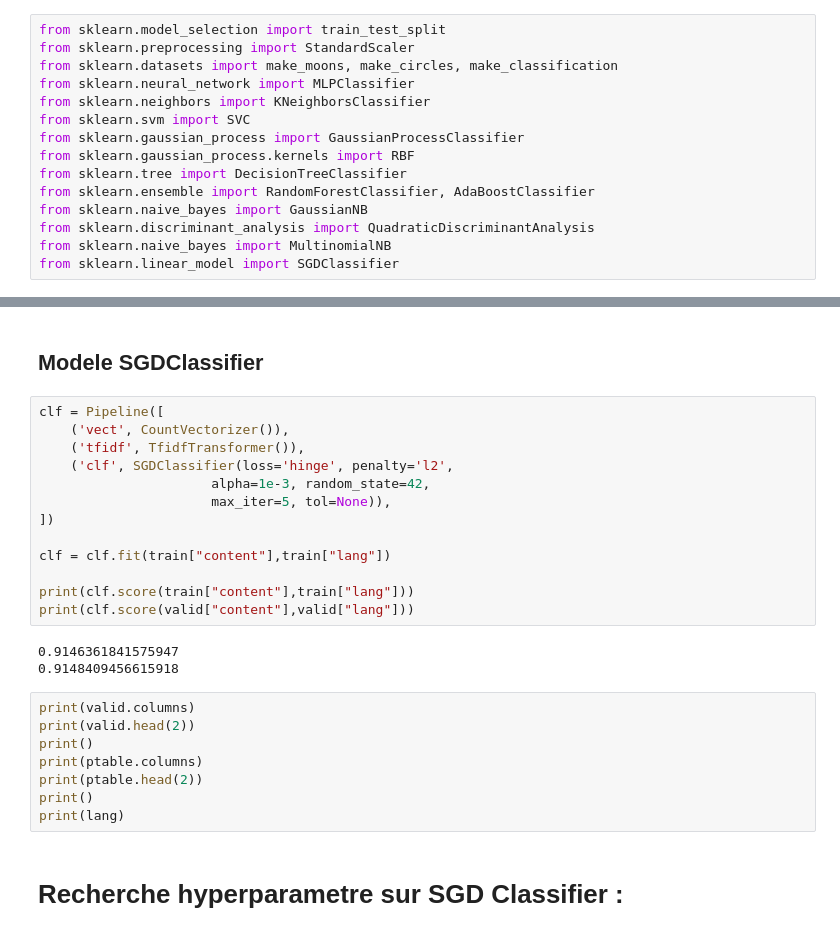
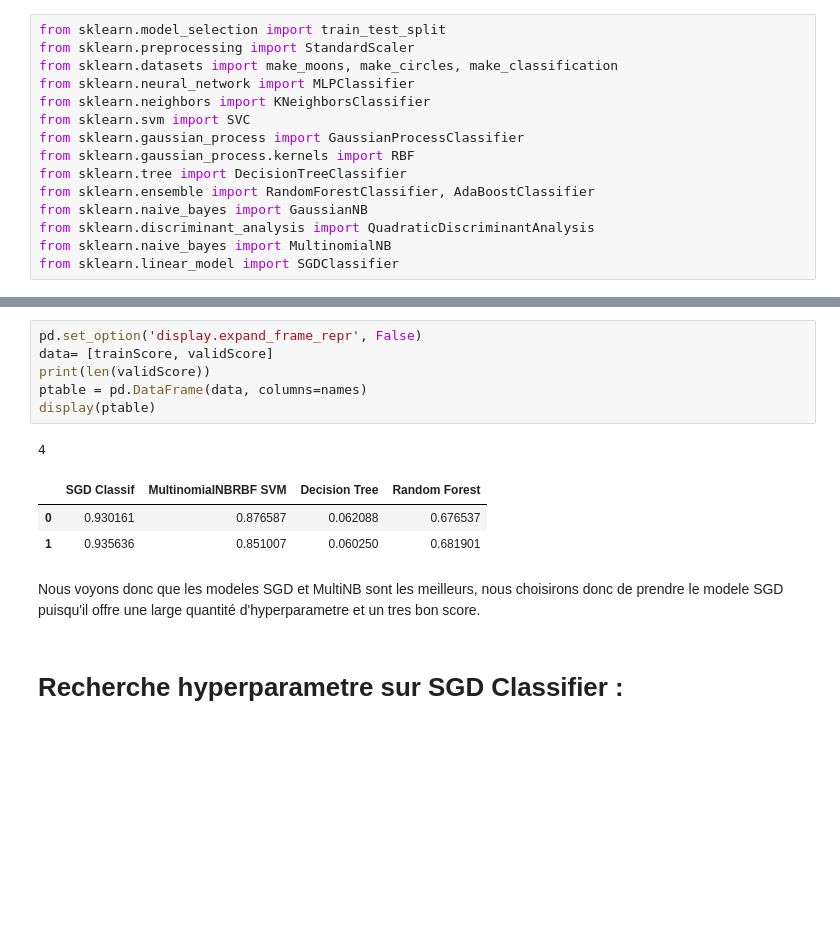
Before and after one commit to kilca/AI-CodingLanguage-Recognition, a Jupyter notebook: IAPA-Projet.ipynb, the cells around one changed output, grey strips where cells are left out. Drawn from its saved outputs; the diff is of its cells as text; blank space fills up the shorter version.

```diff
--- a/IAPA-Projet.ipynb
+++ b/IAPA-Projet.ipynb
@@ -223,29 +198,16 @@ print(clf.score(valid["content"],valid["lang"]))
-# %% [markdown]
-## Modele SGDClassifier
-# %%
-clf = Pipeline([
-    ('vect', CountVectorizer()),
-    ('tfidf', TfidfTransformer()),
-    ('clf', SGDClassifier(loss='hinge', penalty='l2',
-                      alpha=1e-3, random_state=42,
-                      max_iter=5, tol=None)),
-])
-
-clf = clf.fit(train["content"],train["lang"])
-
-print(clf.score(train["content"],train["lang"]))
-print(clf.score(valid["content"],valid["lang"]))
-# %% [output]
-0.9146361841575947
-0.9148409456615918
-# %%
-print(valid.columns)
-print(valid.head(2))
-print()
-print(ptable.columns)
-print(ptable.head(2))
-print()
-print(lang)
+# %%
+pd.set_option('display.expand_frame_repr', False)
+data= [trainScore, validScore]
+print(len(validScore))
+ptable = pd.DataFrame(data, columns=names)
+display(ptable)
+# %% [output]
+4
+|  | SGD Classif | MultinomialNBRBF SVM | Decision Tree | Random Forest |
+| 0 | 0.930161 | 0.876587 | 0.062088 | 0.676537 |
+| 1 | 0.935636 | 0.851007 | 0.060250 | 0.681901 |
+# %% [markdown]
+Nous voyons donc que les modeles SGD et MultiNB sont les meilleurs, nous choisirons donc de prendre le modele SGD puisqu'il offre une large quantité d'hyperparametre et un tres bon score.
 # %% [markdown]
 # Recherche hyperparametre sur SGD Classifier :
 # %% [markdown]
```
Also changed, not shown: parts of 22 cells of this notebook.
